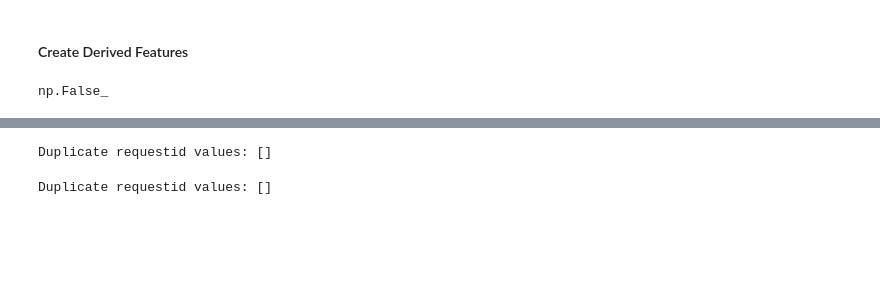
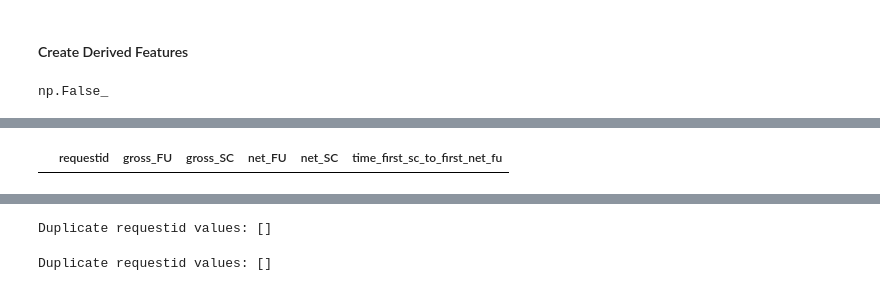
Before and after one commit to Elifchio/client, a Jupyter notebook: Older attempts/02_feature_engineering.ipynb, the cells around one changed output, grey strips where cells are left out. Drawn from its saved outputs; the diff is of its cells as text; code cells hidden in the pictures; blank space fills up the shorter version.

```diff
--- a/Older attempts/02_feature_engineering.ipynb
+++ b/Older attempts/02_feature_engineering.ipynb
@@ -6,24 +6,24 @@ from sklearn.preprocessing import LabelEncoder
 from sklearn.preprocessing import StandardScaler
 import os
 # %%
-# requests
-file_path = r"C:\Users\ElifYilmaz\Downloads\project 2.0.csv"
+# sc_after_march (calendarevent logs)
+file_path = r"C:\Users\ElifYilmaz\OneDrive - Enpal B.V\Desktop\new data\sc_from_march.csv"
 
-df = pd.read_csv(file_path)
-df.columns = df.columns.str.lower()
+df1 = pd.read_csv(file_path)
+df1.columns = df1.columns.str.lower()
 
-#older contracts
-path = r"C:\Users\ElifYilmaz\Downloads\project 2.0_contracts.csv"
+#sc_ older contracts (calendarevent)
+path = r"C:\Users\ElifYilmaz\OneDrive - Enpal B.V\Desktop\new data\sc_older_contracts.csv"
 df2 = pd.read_csv(path)
-df2.columns = df.columns.str.lower()
+df2.columns = df2.columns.str.lower()
 
 #concat
-combined_df = pd.concat([df, df2], ignore_index=True)
+combined_df = pd.concat([df1, df2], ignore_index=True)
 df = combined_df.copy()
 
-# qualitative
+# qualitative (slider + contract)
 
-file2 = r"C:\Users\ElifYilmaz\Downloads\info client.csv"
+file2 = r"C:\Users\ElifYilmaz\OneDrive - Enpal B.V\Desktop\new data\info_client.csv"
 
-df2 = pd.read_csv(file2)
-df2.columns = df2.columns.str.lower()
+df3 = pd.read_csv(file2)
+df3.columns = df3.columns.str.lower()
@@ -226,0 +315,7 @@ counts_df.head()
+# %%
+# lets see net_sc accuracy
+mask1 = counts_df[counts_df['gross_SC'] == 0]
+mask1
+# 7k didnt make it to net sc but has grosssc
+# %% [output]
+|  | requestid | gross_FU | gross_SC | net_FU | net_SC | time_first_sc_to_first_net_fu |
```
Also changed, not shown: parts of 42 cells of this notebook, 3 other files.
